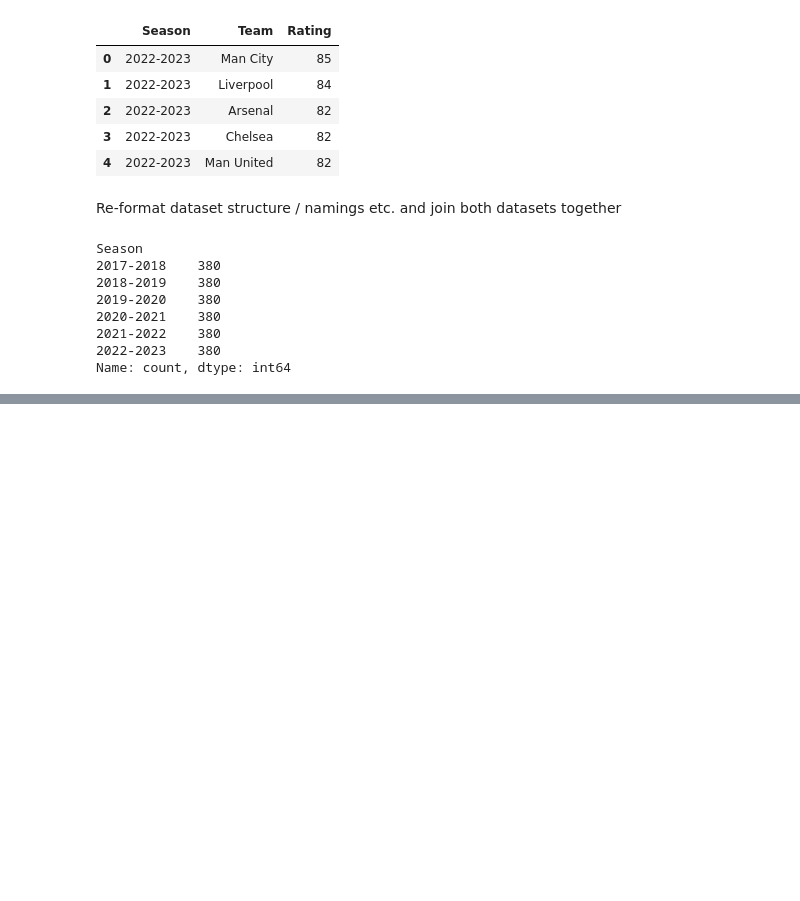
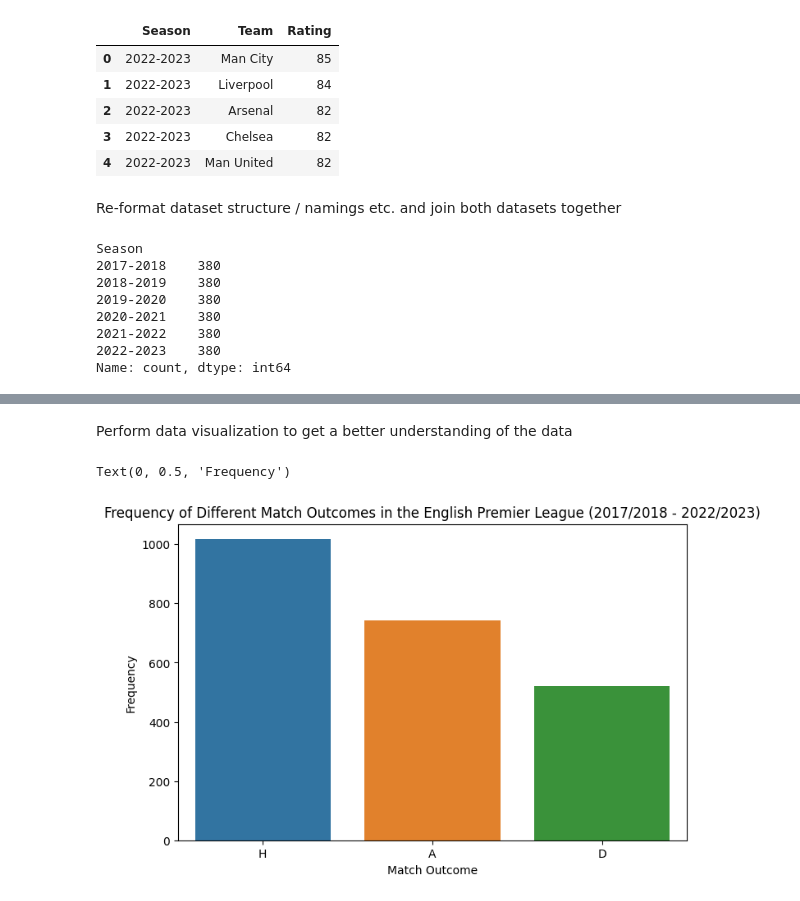
Before and after one commit to mathewsjoyy/Project_Code_Year3, a Jupyter notebook: Code/project.ipynb, the cells around one changed output, grey strips where cells are left out. Cells and saved outputs as stored; diff of their text form; code cells hidden in the pictures; blank space fills up the shorter version.

Commit message:
added more charts to the EDA

```diff
--- a/Code/project.ipynb
+++ b/Code/project.ipynb
@@ -127,0 +178,6 @@ match_df
+# %%
+# Drop the rows with betting odds columns
+col_index = match_df.columns.get_loc('B365H')  # Get the index of the first betting feature column
+match_df = match_df.iloc[:, np.r_[0:col_index, -3:0]]  # Select all columns from start to 'col' and the last 3 columns
+
+match_df.head()
@@ -127,0 +191,20 @@ match_df
+# %% [markdown]
+Perform data visualization to get a better understanding of the data
+# %%
+# Compare the frequency of the different results in the English Premier League across all seasons of data
+plt.figure(figsize=(8, 5))
+
+# Create our bar plot
+bar_plot = sns.barplot(
+    x = match_df['FTR'].value_counts().index,
+    y = match_df['FTR'].value_counts().values,
+    hue = match_df['FTR'].value_counts().index
+)
+
+# Set the title and axis labels
+bar_plot.set_title('Frequency of Different Match Outcomes in the English Premier League (2017/2018 - 2022/2023)')
+bar_plot.set_xlabel('Match Outcome')
+bar_plot.set_ylabel('Frequency')
+# %% [output]
+Text(0, 0.5, 'Frequency')
+[figure, added]
```
Also changed, not shown: parts of 13 cells of this notebook.
